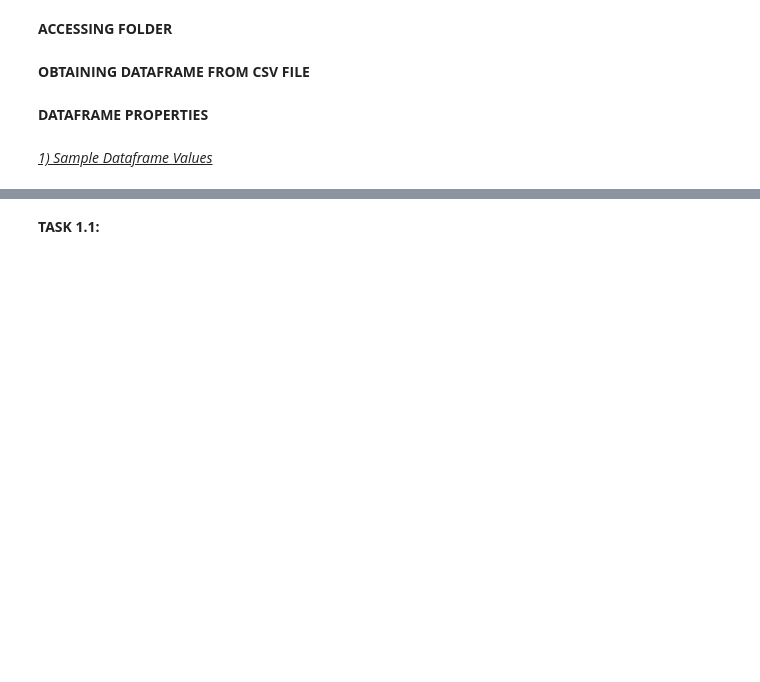
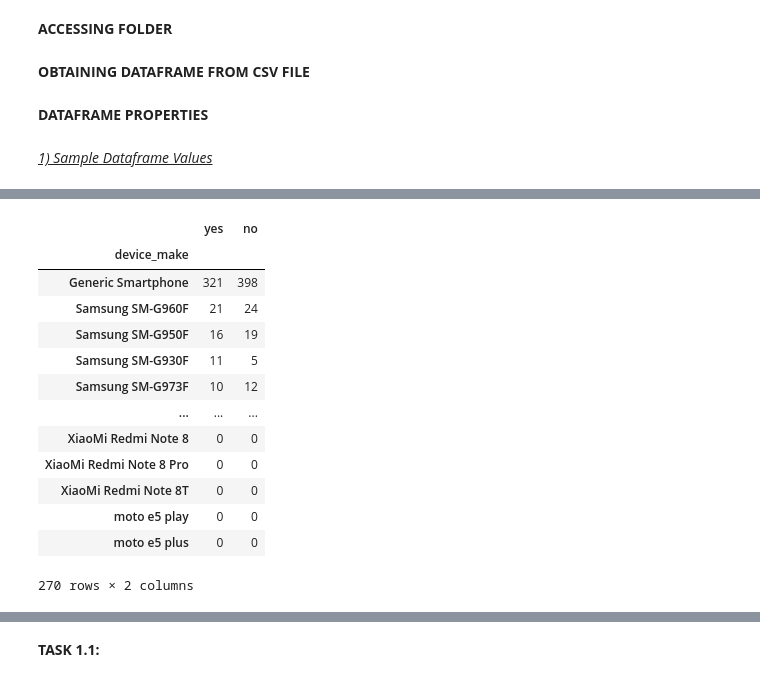
Before and after one commit to KaydeeJR/Ad-campaign-performance, a Jupyter notebook: notebooks/data_exploration.ipynb, the cells around one changed output, grey strips where cells are left out. Saved outputs shown, nothing was run; the diff lists cells and outputs as text; code cells hidden in the pictures; blank space fills up the shorter version.

```diff
--- a/notebooks/data_exploration.ipynb
+++ b/notebooks/data_exploration.ipynb
@@ -43,0 +136,17 @@ dtype: object
+# %%
+ed.get_online_user_reply(ed.dataframe,"device_make")
+# %% [output]
+|  | yes | no |
+| device_make |  |  |
+| Generic Smartphone | 321 | 398 |
+| Samsung SM-G960F | 21 | 24 |
+| Samsung SM-G950F | 16 | 19 |
+| Samsung SM-G930F | 11 | 5 |
+| Samsung SM-G973F | 10 | 12 |
+| ... | ... | ... |
+| XiaoMi Redmi Note 8 | 0 | 0 |
+| XiaoMi Redmi Note 8 Pro | 0 | 0 |
+| XiaoMi Redmi Note 8T | 0 | 0 |
+| moto e5 play | 0 | 0 |
+| moto e5 plus | 0 | 0 |
+270 rows × 2 columns
```
Also changed, not shown: parts of 37 cells of this notebook, 5 other files.
